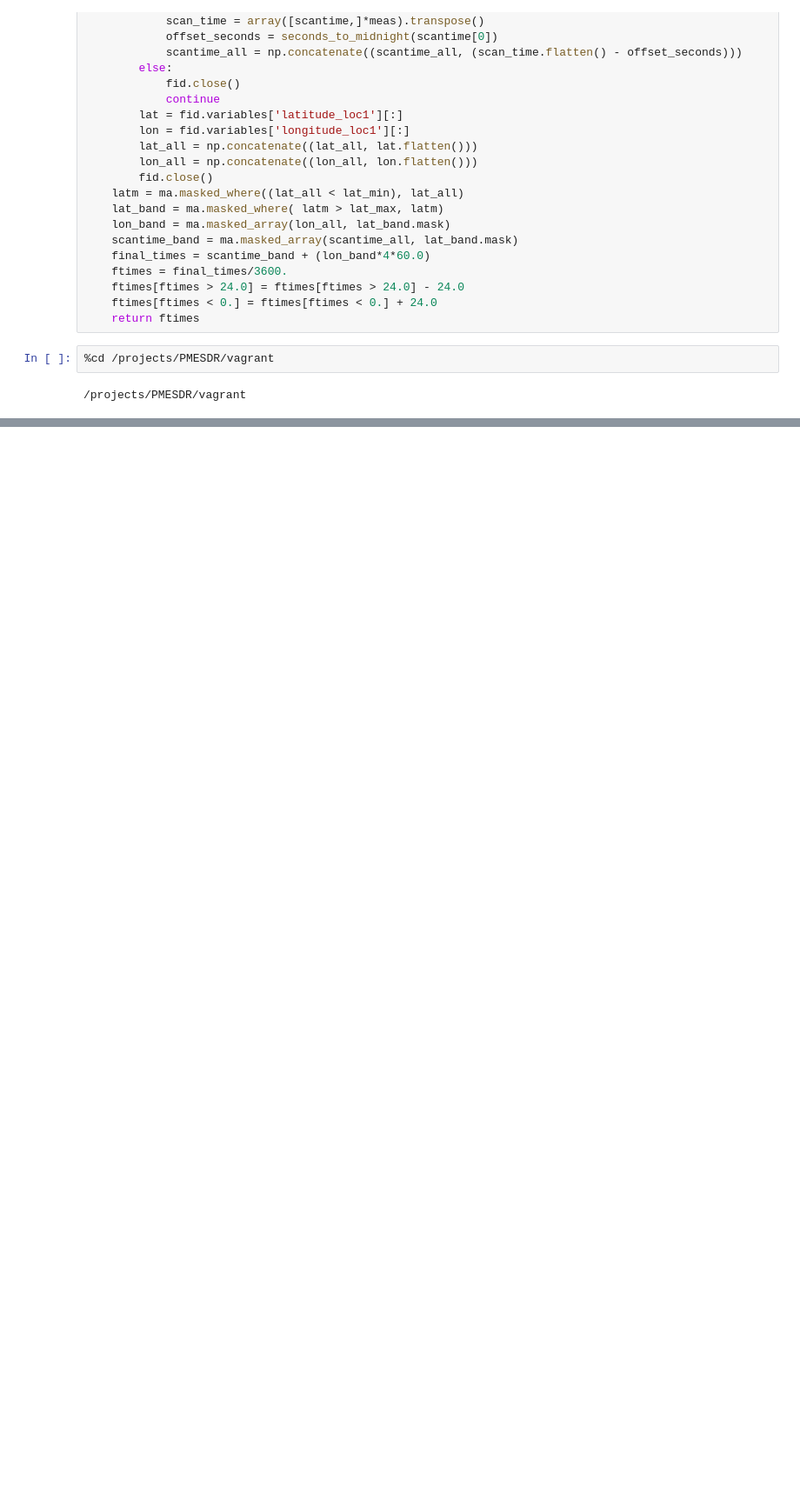
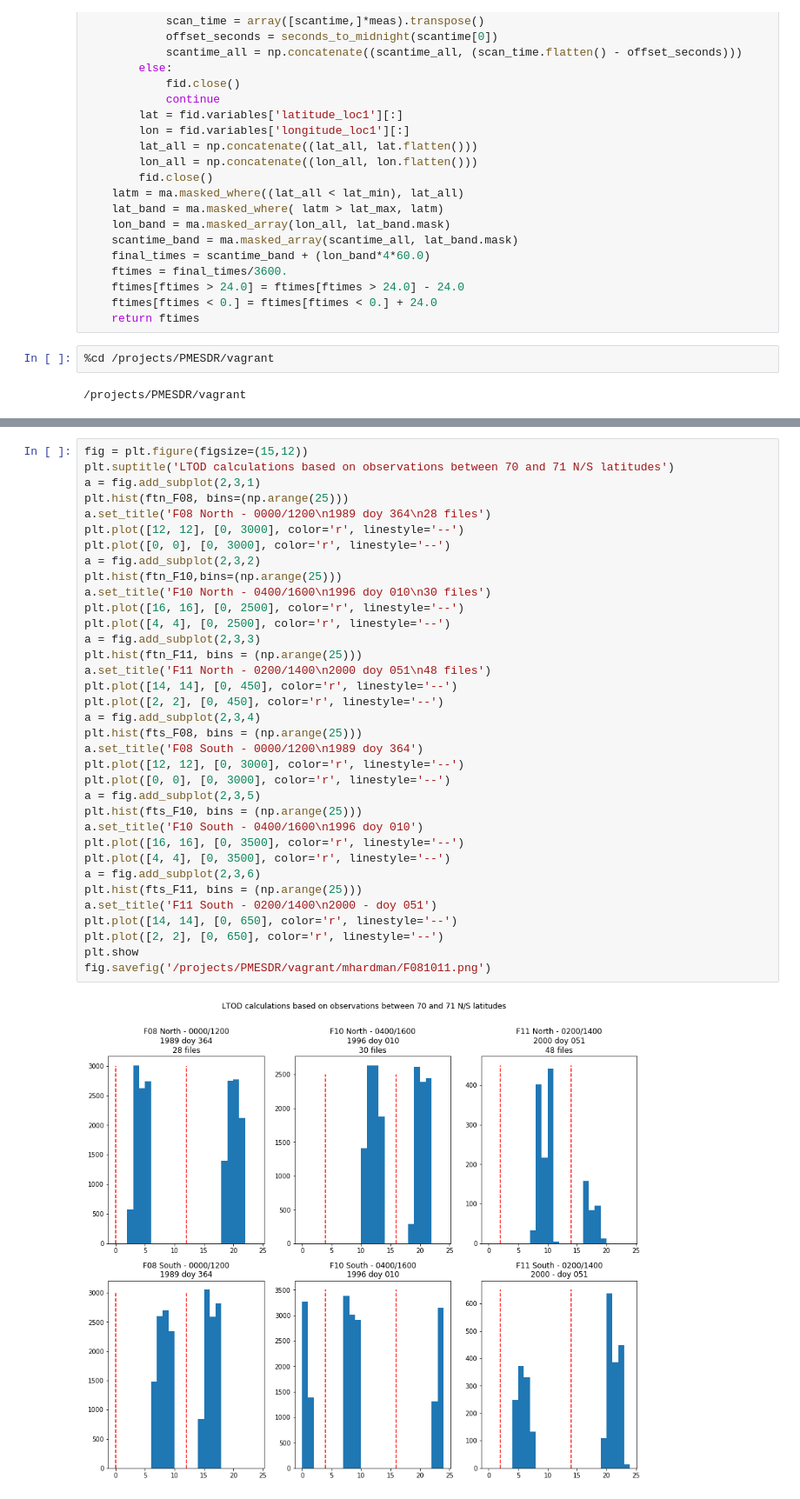
Before and after one commit to nsidc/pmesdr, a Jupyter notebook: ipython_notebooks/LTOD calculations.ipynb, the cells around one changed output, grey strips where cells are left out. Shown: that part at 87% size. Cells and saved outputs as stored; diff of their text form; blank space fills up the shorter version.

```diff
--- a/ipython_notebooks/LTOD calculations.ipynb
+++ b/ipython_notebooks/LTOD calculations.ipynb
@@ -519,0 +168,37 @@ print(d)
+# %%
+fig = plt.figure(figsize=(15,12))
+plt.suptitle('LTOD calculations based on observations between 70 and 71 N/S latitudes')
+a = fig.add_subplot(2,3,1)
+plt.hist(ftn_F08, bins=(np.arange(25)))
+a.set_title('F08 North - 0000/1200\n1989 doy 364\n28 files')
+plt.plot([12, 12], [0, 3000], color='r', linestyle='--')
+plt.plot([0, 0], [0, 3000], color='r', linestyle='--')
+a = fig.add_subplot(2,3,2)
+plt.hist(ftn_F10,bins=(np.arange(25)))
+a.set_title('F10 North - 0400/1600\n1996 doy 010\n30 files')
+plt.plot([16, 16], [0, 2500], color='r', linestyle='--')
+plt.plot([4, 4], [0, 2500], color='r', linestyle='--')
+a = fig.add_subplot(2,3,3)
+plt.hist(ftn_F11, bins = (np.arange(25)))
+a.set_title('F11 North - 0200/1400\n2000 doy 051\n48 files')
+plt.plot([14, 14], [0, 450], color='r', linestyle='--')
+plt.plot([2, 2], [0, 450], color='r', linestyle='--')
+a = fig.add_subplot(2,3,4)
+plt.hist(fts_F08, bins = (np.arange(25)))
+a.set_title('F08 South - 0000/1200\n1989 doy 364')
+plt.plot([12, 12], [0, 3000], color='r', linestyle='--')
+plt.plot([0, 0], [0, 3000], color='r', linestyle='--')
+a = fig.add_subplot(2,3,5)
+plt.hist(fts_F10, bins = (np.arange(25)))
+a.set_title('F10 South - 0400/1600\n1996 doy 010')
+plt.plot([16, 16], [0, 3500], color='r', linestyle='--')
+plt.plot([4, 4], [0, 3500], color='r', linestyle='--')
+a = fig.add_subplot(2,3,6)
+plt.hist(fts_F11, bins = (np.arange(25)))
+a.set_title('F11 South - 0200/1400\n2000 - doy 051')
+plt.plot([14, 14], [0, 650], color='r', linestyle='--')
+plt.plot([2, 2], [0, 650], color='r', linestyle='--')
+plt.show
+fig.savefig('/projects/PMESDR/vagrant/mhardman/F081011.png')
+# %% [output]
+[figure, added]
```
Also changed, not shown: parts of 106 cells of this notebook.
